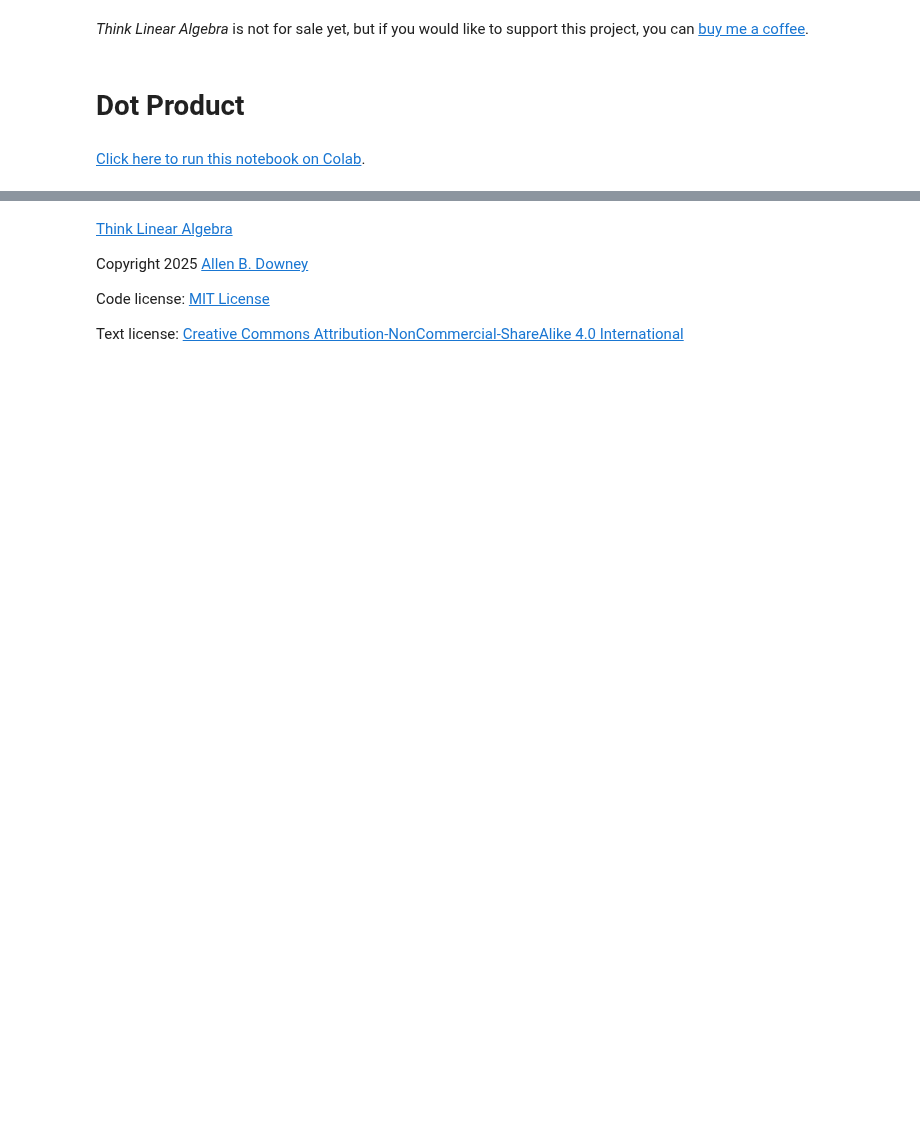
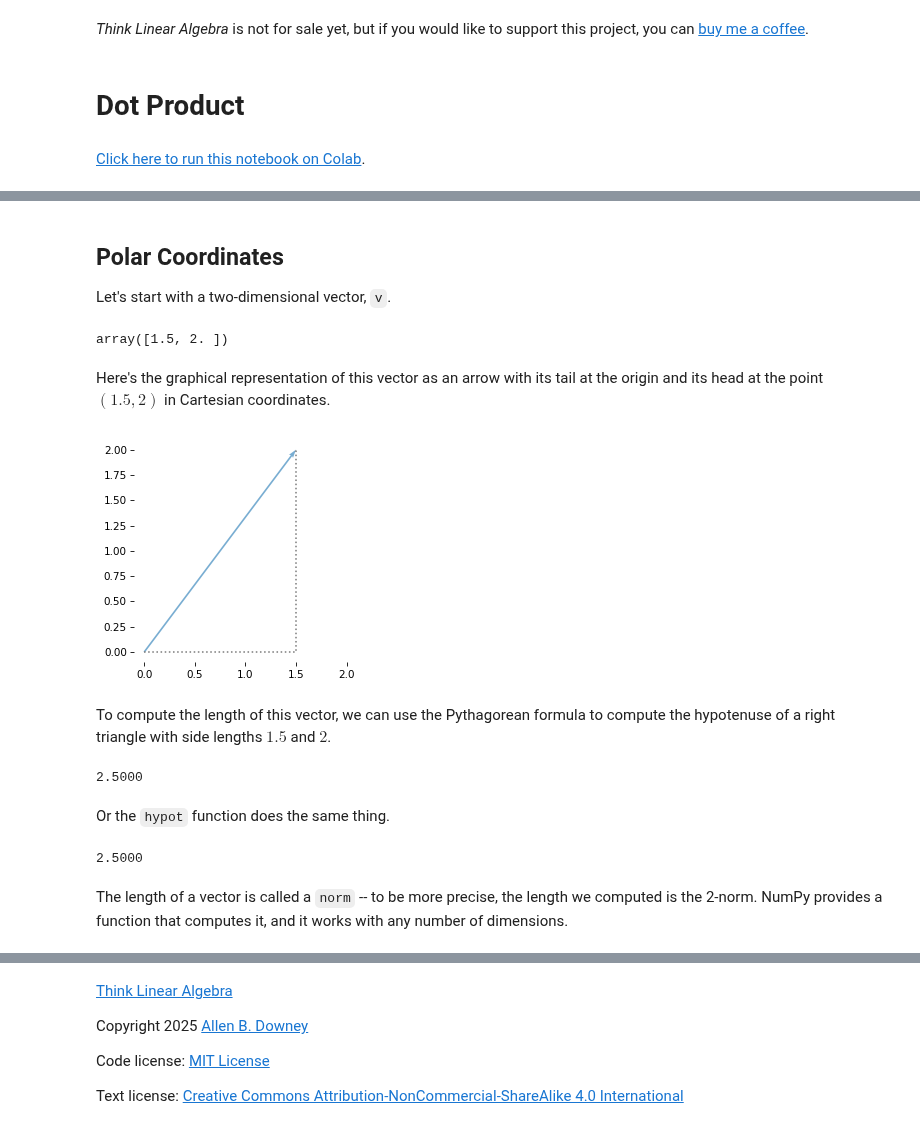
Before and after one commit to AllenDowney/ThinkLinearAlgebra, a Jupyter notebook: soln/dot.ipynb, the cells around one changed output, grey strips where cells are left out. Drawn from its saved outputs; the diff is of its cells as text; code cells hidden in the pictures; blank space fills up the shorter version.

```diff
--- a/soln/dot.ipynb
+++ b/soln/dot.ipynb
@@ -36,0 +34,34 @@ from utils import decorate
+# %% [markdown]
+## Polar Coordinates
+
+Let's start with a two-dimensional vector, `v`.
+# %%
+v = np.array([1.5, 2])
+v
+# %% [output]
+array([1.5, 2. ])
+# %% [markdown]
+Here's the graphical representation of this vector as an arrow with its tail at the origin and its head at the point $(1.5, 2)$ in Cartesian coordinates.
+# %%
+plot_vectors(v)
+plt.plot([0, 1.5, 1.5], [0, 0, 2], ':', color='gray')
+decorate(aspect='equal', xlim=[-0.1, 2.1], ylim=[-0.1, 2.1])
+remove_spines()
+# %% [output]
+[figure, added]
+# %% [markdown]
+To compute the length of this vector, we can use the Pythagorean formula to compute the hypotenuse of a right triangle with side lengths $1.5$ and $2$.
+# %%
+x, y = v
+np.sqrt(x**2 + y**2)
+# %% [output]
+2.5000
+# %% [markdown]
+Or the `hypot` function does the same thing.
+# %%
+np.hypot(x, y)
+# %% [output]
+2.5000
+# %% [markdown]
+The length of a vector is called a `norm` -- to be more precise, the length we computed is the 2-norm.
+NumPy provides a function that computes it, and it works with any number of dimensions.
```
Also changed, not shown: parts of 87 cells of this notebook.
